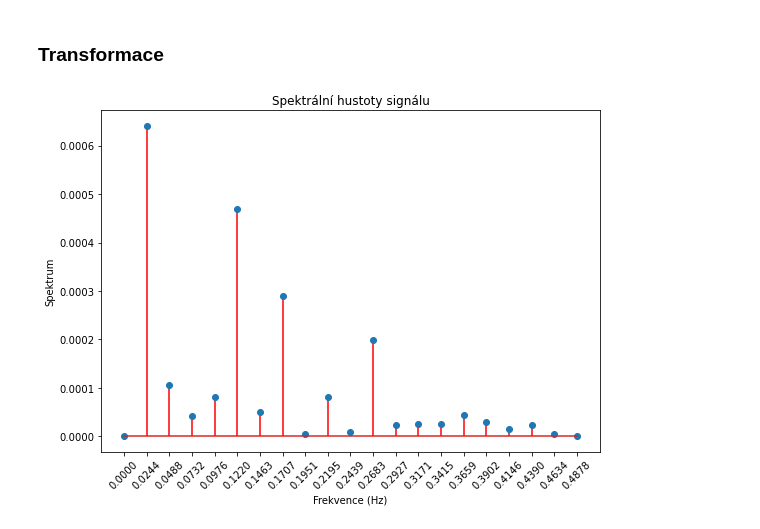
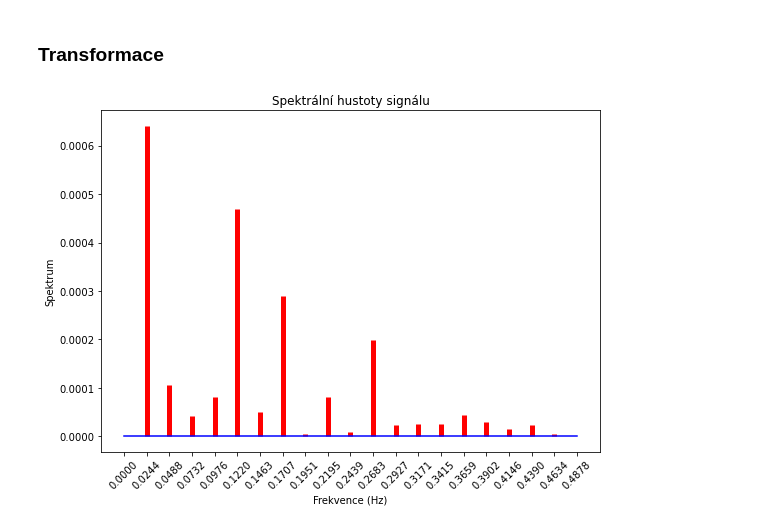
Before and after one commit to chutommy/jupyter_scripts, a Jupyter notebook: analysis.ipynb, the cells around one changed output. Drawn from its saved outputs; the diff is of its cells as text; code cells hidden in the pictures.

```diff
--- a/analysis.ipynb
+++ b/analysis.ipynb
@@ -66,25 +68,26 @@ plt.show()
 # %%
 from scipy import fft
 from scipy import signal
 
 fs = len(xpd)
 
 # odhd spektrální hustoty pomocí periogramu
 freq, Pxx = signal.periodogram(x)
 plt.figure(figsize=(8, 6))
 # plt.plot(freq, Pxx, color="red")
-plt.stem(freq, Pxx, "r")
+markerline, stemlines, baseline = plt.stem(freq, abs(Pxx), "r", markerfmt=" ", basefmt="b", use_line_collection=True)
+plt.setp(stemlines, "linewidth", 5)
 
 # osa x
 ax = plt.gca()
 ax.set_xticks(freq)
 plt.xticks(rotation=45)
 
-plt.xlabel('Frekvence (Hz)')
-plt.ylabel('Spektrum')
+plt.xlabel("Frekvence (Hz)")
+plt.ylabel("Spektrum")
 plt.title("Spektrální hustoty signálu")
 plt.tight_layout()
 
 plt.show()
 # %% [output]
-[figure, old version]
+[figure, new version]
```
Also changed, not shown: parts of 2 cells of this notebook.
